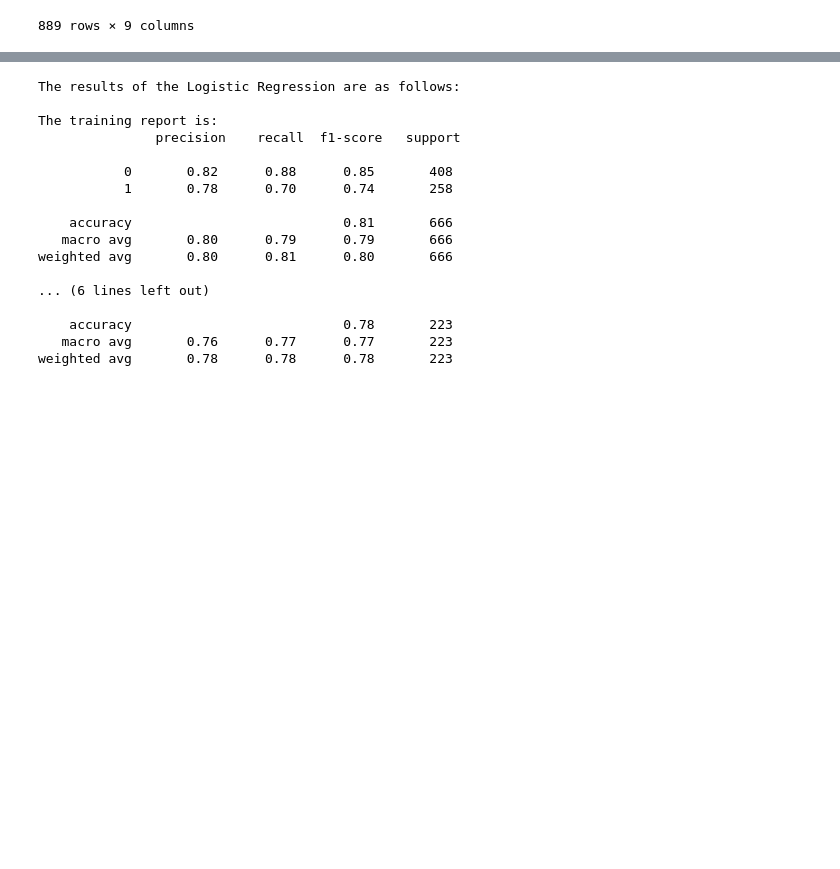
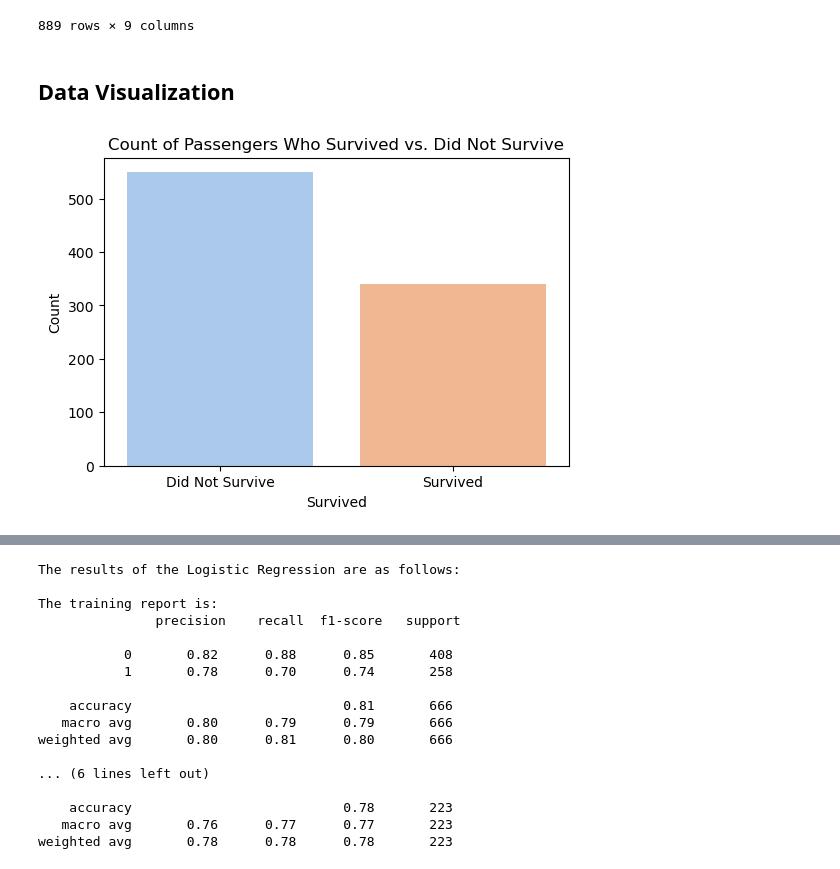
Before and after one commit to Ogam-Alvin/CODSOFT, a Jupyter notebook: Task1/task1.ipynb, the cells around one changed output, grey strips where cells are left out. Saved outputs shown, nothing was run; the diff lists cells and outputs as text; code cells hidden in the pictures; blank space fills up the shorter version.

Commit message:
Visualizations

```diff
--- a/Task1/task1.ipynb
+++ b/Task1/task1.ipynb
@@ -125,3 +126,16 @@ data
 | 889 | 890 | 1 | 1 | male | 26.0 | 0 | 0 | 30.0000 | C |
 | 890 | 891 | 0 | 3 | male | 32.0 | 0 | 0 | 7.7500 | Q |
 889 rows × 9 columns
+# %% [markdown]
+## Data Visualization
+# %%
+# Countplot of 'Survived' Column
+plt.figure(figsize=(6, 4))
+sns.countplot(x='Survived', data=data, palette='pastel')
+plt.title('Count of Passengers Who Survived vs. Did Not Survive')
+plt.xlabel('Survived')
+plt.ylabel('Count')
+plt.xticks([0, 1], ['Did Not Survive', 'Survived'])
+plt.show()
+# %% [output]
+[figure, added]
```
Also changed, not shown: parts of 9 cells of this notebook, 2 other files.
